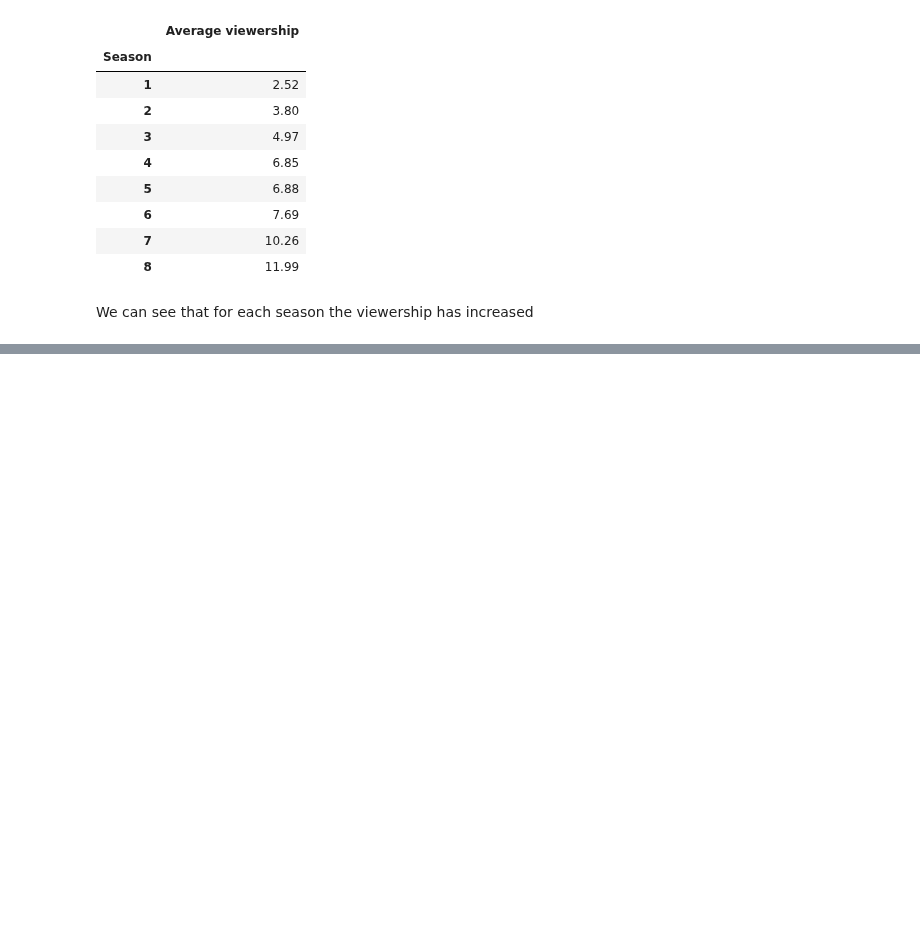
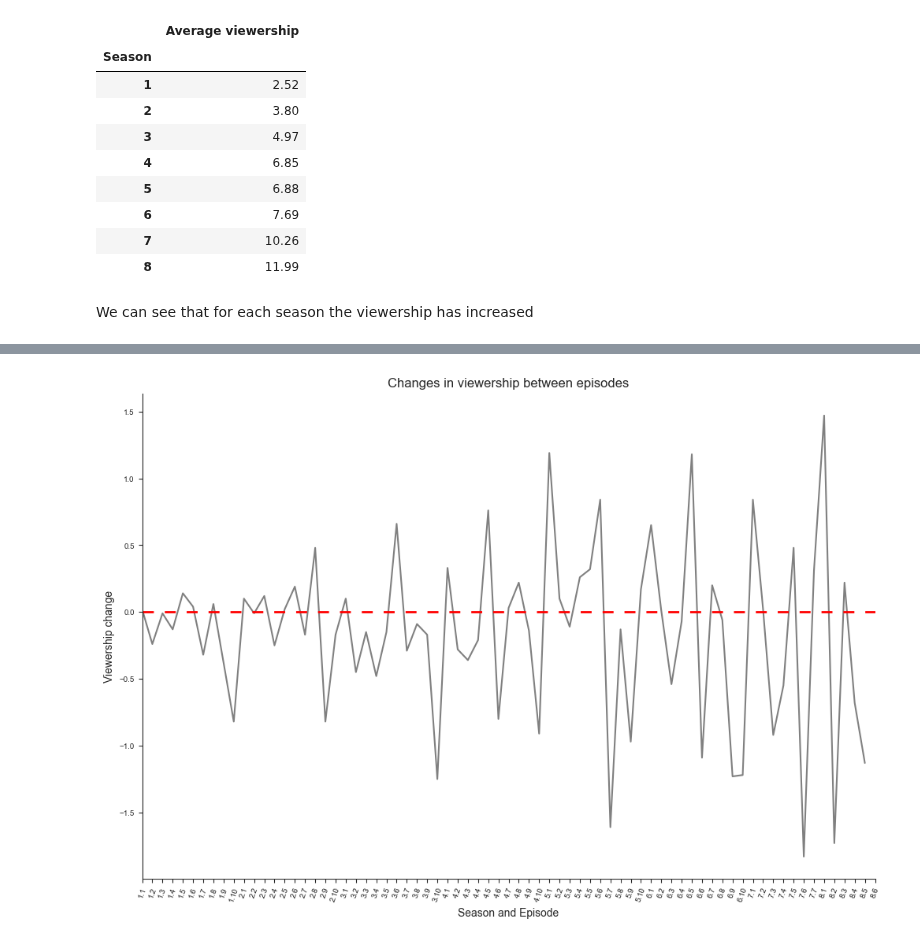
Before and after one commit to mmtomczak/rr_assignment, a Jupyter notebook: notebook.ipynb, the cells around one changed output, grey strips where cells are left out. Drawn from its saved outputs; the diff is of its cells as text; code cells hidden in the pictures; blank space fills up the shorter version.

```diff
--- a/notebook.ipynb
+++ b/notebook.ipynb
@@ -35,0 +84,15 @@ We can see that for each season the viewership has increased
+# %%
+data['Viewership change'] = data['U.S. Viewers'] - data['U.S. Viewers'].shift(-1)
+# %%
+fig, ax = plt.subplots(figsize=(12,8))
+sns.lineplot(data=data, x="ep", y="Viewership change", ax=ax, color="gray")
+ax.set_xticklabels(ax.get_xticklabels(), fontsize=7, rotation=70)
+ax.set_yticklabels(ax.get_yticklabels(), fontsize=7)
+plt.axhline(y=0, color='red', linestyle=(0, (5, 5)), linewidth=2)
+ax.set_xlim(ax.get_xticks()[0], ax.get_xticks()[-1])
+ax.set_xlabel("Season and Episode")
+ax.set_title("Changes in viewership between episodes")
+sns.despine()
+plt.show()
+# %% [output]
+[figure, added]
```
Also changed, not shown: parts of 10 cells of this notebook.
